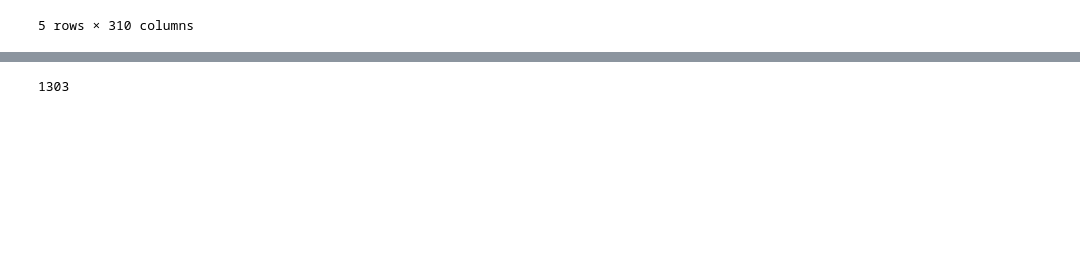
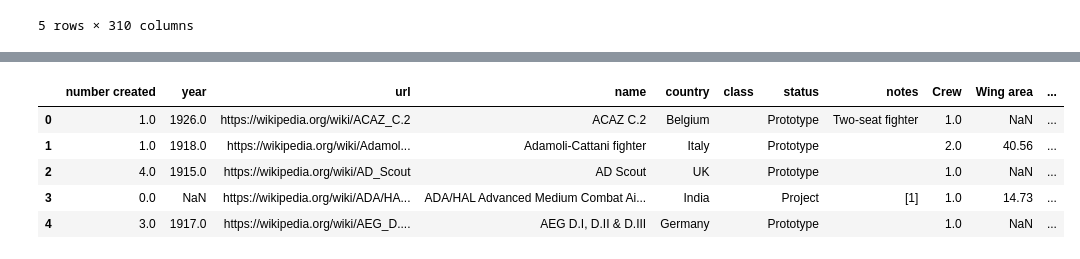
Before and after one commit to raymond-devries/jet-scraping, a Jupyter notebook: explore.ipynb, the cells around one changed output, grey strips where cells are left out. Cells and saved outputs as stored; diff of their text form; code cells hidden in the pictures; blank space fills up the shorter version.

```diff
--- a/explore.ipynb
+++ b/explore.ipynb
@@ -97,6 +134,12 @@ cleaned_jets["year"] = year
 # %%
 cleaned_jets = pd.concat([cleaned_jets, jets.drop(["year", "number created"], axis=1)], axis=1)
 clean = pd.concat([cleaned_jets, cleaned_data], axis=1)
-len(clean)
-# %% [output]
-1303
+# %%
+clean.head()
+# %% [output]
+|  | number created | year | url | name | country | class | status | notes | Crew | Wing area | ... |
+| 0 | 1.0 | 1926.0 | https://wikipedia.org/wiki/ACAZ_C.2 | ACAZ C.2 | Belgium |  | Prototype | Two-seat fighter | 1.0 | NaN | ... |
+| 1 | 1.0 | 1918.0 | https://wikipedia.org/wiki/Adamol... | Adamoli-Cattani fighter | Italy |  | Prototype |  | 2.0 | 40.56 | ... |
+| 2 | 4.0 | 1915.0 | https://wikipedia.org/wiki/AD_Scout | AD Scout | UK |  | Prototype |  | 1.0 | NaN | ... |
+| 3 | 0.0 | NaN | https://wikipedia.org/wiki/ADA/HA... | ADA/HAL Advanced Medium Combat Ai... | India |  | Project | [1] | 1.0 | 14.73 | ... |
+| 4 | 3.0 | 1917.0 | https://wikipedia.org/wiki/AEG_D.... | AEG D.I, D.II & D.III | Germany |  | Prototype |  | 1.0 | NaN | ... |
```
Also changed, not shown: parts of 8 cells of this notebook, 1 other file.
